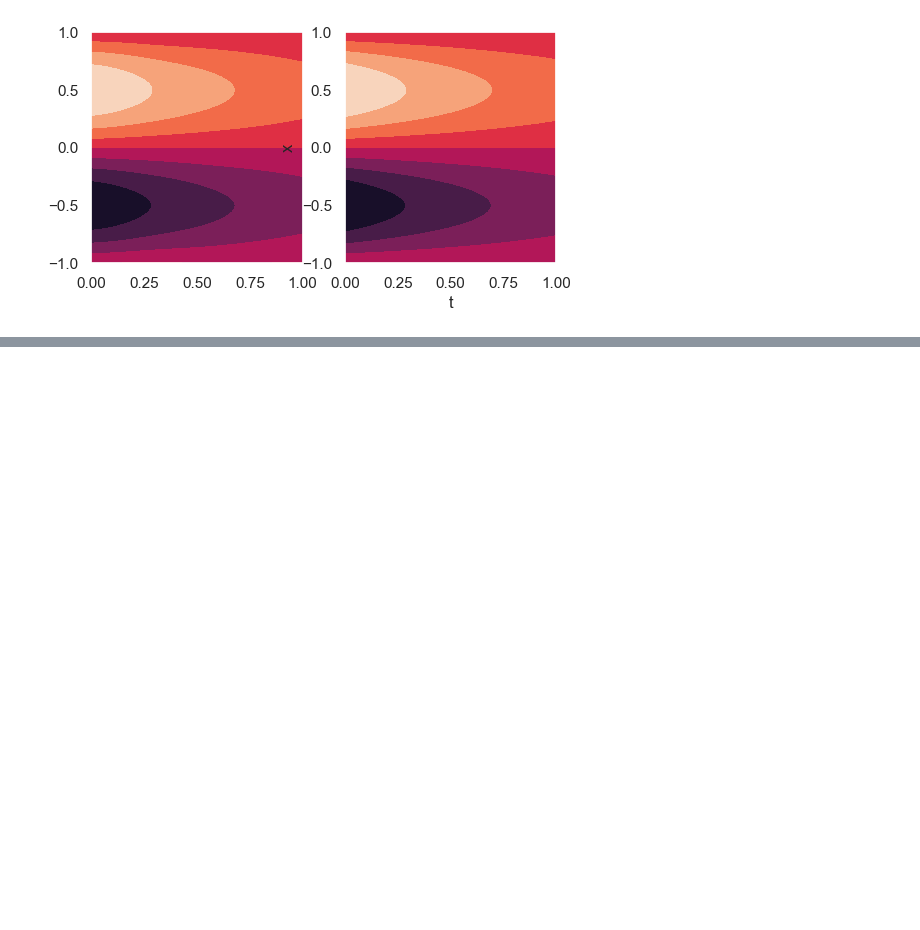
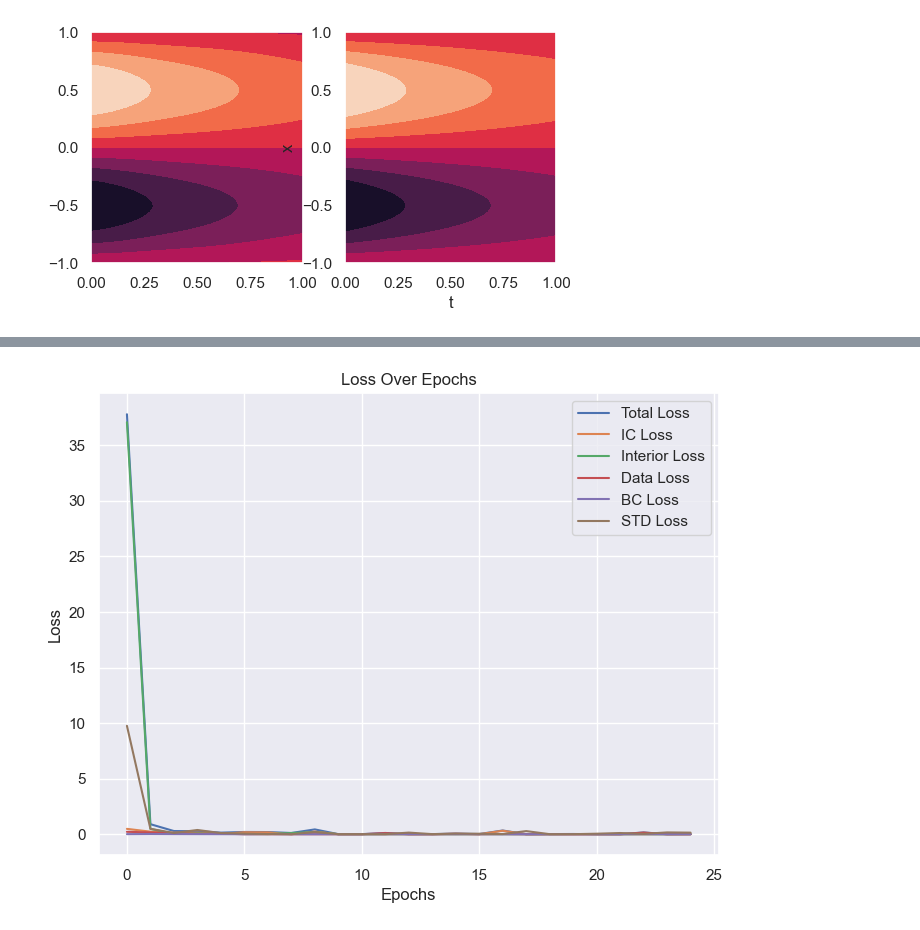
Before and after one commit to csml-beach/deep-bayesian-operator-nets, a Jupyter notebook: notebooks/test_posterior.ipynb, the cells around one changed output, grey strips where cells are left out. Saved outputs shown, nothing was run; the diff lists cells and outputs as text; code cells hidden in the pictures; blank space fills up the shorter version.

```diff
--- a/notebooks/test_posterior.ipynb
+++ b/notebooks/test_posterior.ipynb
@@ -307,6 +329,24 @@ def make_plot(net, device):
                  y_test.view(size, size).cpu().detach().numpy())
 
     plt.show()
+
+
+def plot_loss_history(net):
+    epochs = range(len(net.total_loss_history))
+
+    plt.figure(figsize=(8, 6))
+    plt.plot(epochs, net.total_loss_history, label='Total Loss')
+    plt.plot(epochs, net.loss_ic_history, label='IC Loss')
+    plt.plot(epochs, net.loss_interior_history, label='Interior Loss')
+    plt.plot(epochs, net.loss_data_history, label='Data Loss')
+    plt.plot(epochs, net.loss_bc_history, label='BC Loss')
+    plt.plot(epochs, net.loss_std_history, label='STD Loss')
+
+    plt.xlabel('Epochs')
+    plt.ylabel('Loss')
+    plt.title('Loss Over Epochs')
+    plt.legend()
+    plt.show()
 # %%
 net = Experiment()
 net.to(net.device)
@@ -356,3 +395,7 @@ plot_residuals(net, device=net.device, noise=0.0)
+# %%
+plot_loss_history(net)
+# %% [output]
+[figure, added]
 # %%
 samples = net.sample_parameter_posterior(num_samples=100)
 # %%
```
Also changed, not shown: parts of 5 cells of this notebook.
